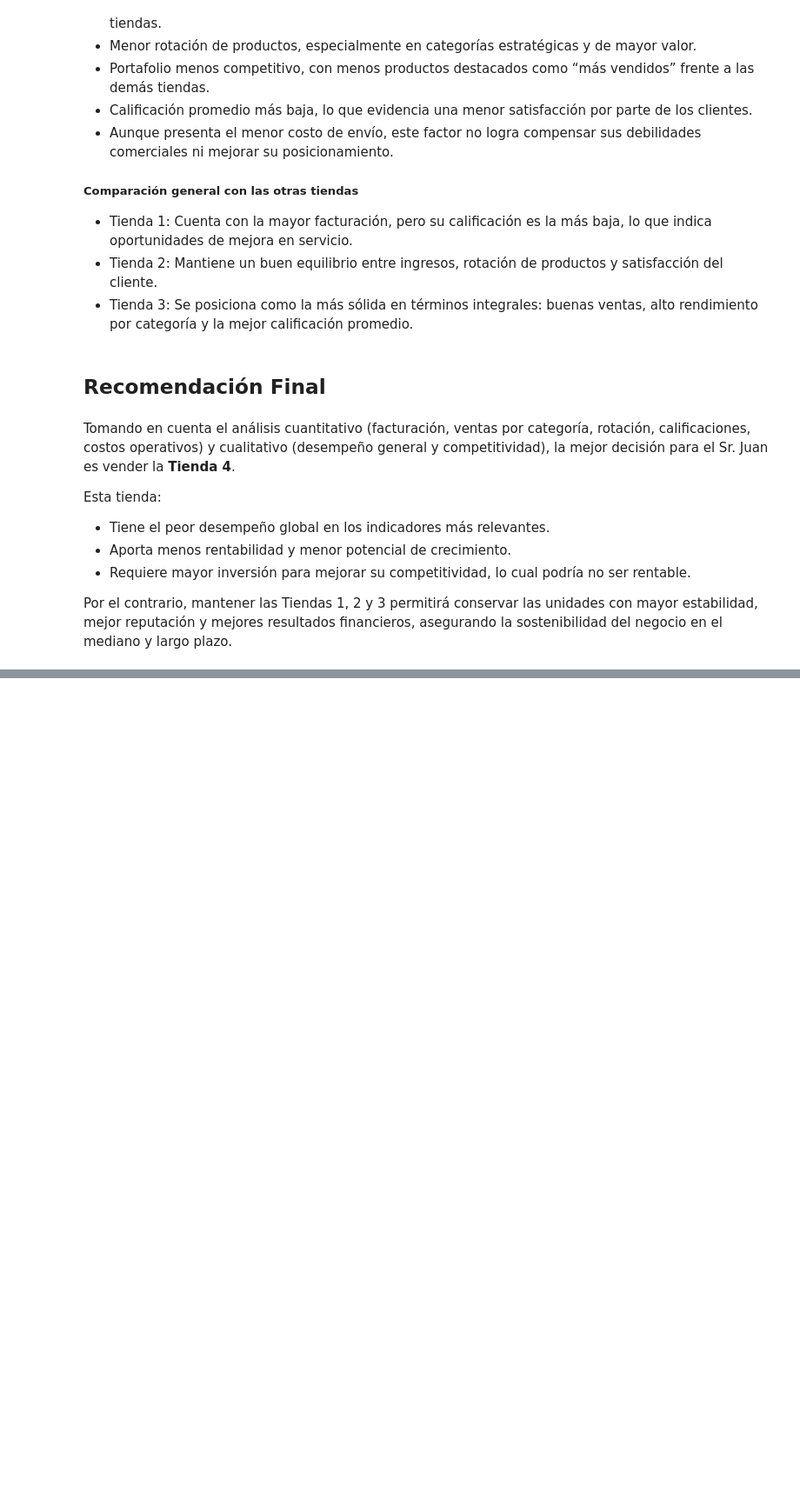
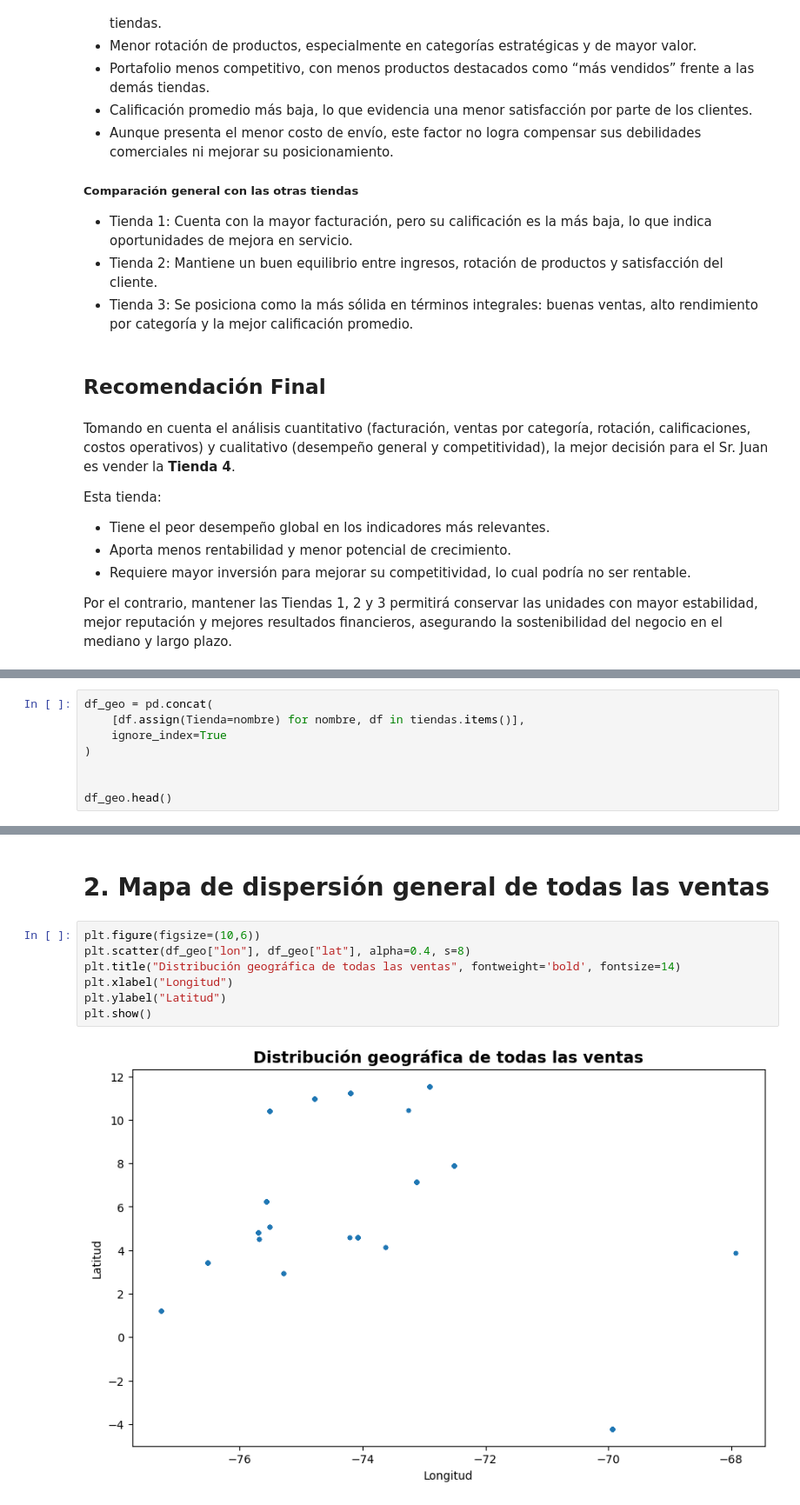
Before and after one commit to melencith/Challenge-1---Data-Science---Alura-Store_-Latam, a Jupyter notebook: AluraStoreLatam.ipynb, the cells around one changed output, grey strips where cells are left out. Shown: that part at 87% size. Cells and saved outputs as stored; diff of their text form; blank space fills up the shorter version.

```diff
--- a/AluraStoreLatam.ipynb
+++ b/AluraStoreLatam.ipynb
@@ -321,0 +325,8 @@ Por el contrario, mantener las Tiendas 1, 2 y 3 permitirá conservar las unidade
+# %%
+df_geo = pd.concat(
+    [df.assign(Tienda=nombre) for nombre, df in tiendas.items()],
+    ignore_index=True
+)
+
+
+df_geo.head()
@@ -321,0 +340,11 @@ Por el contrario, mantener las Tiendas 1, 2 y 3 permitirá conservar las unidade
+# %% [markdown]
+# **2. Mapa de dispersión general de todas las ventas**
+# %%
+plt.figure(figsize=(10,6))
+plt.scatter(df_geo["lon"], df_geo["lat"], alpha=0.4, s=8)
+plt.title("Distribución geográfica de todas las ventas", fontweight='bold', fontsize=14)
+plt.xlabel("Longitud")
+plt.ylabel("Latitud")
+plt.show()
+# %% [output]
+[figure, added]
```
Also changed, not shown: parts of 18 cells of this notebook.
